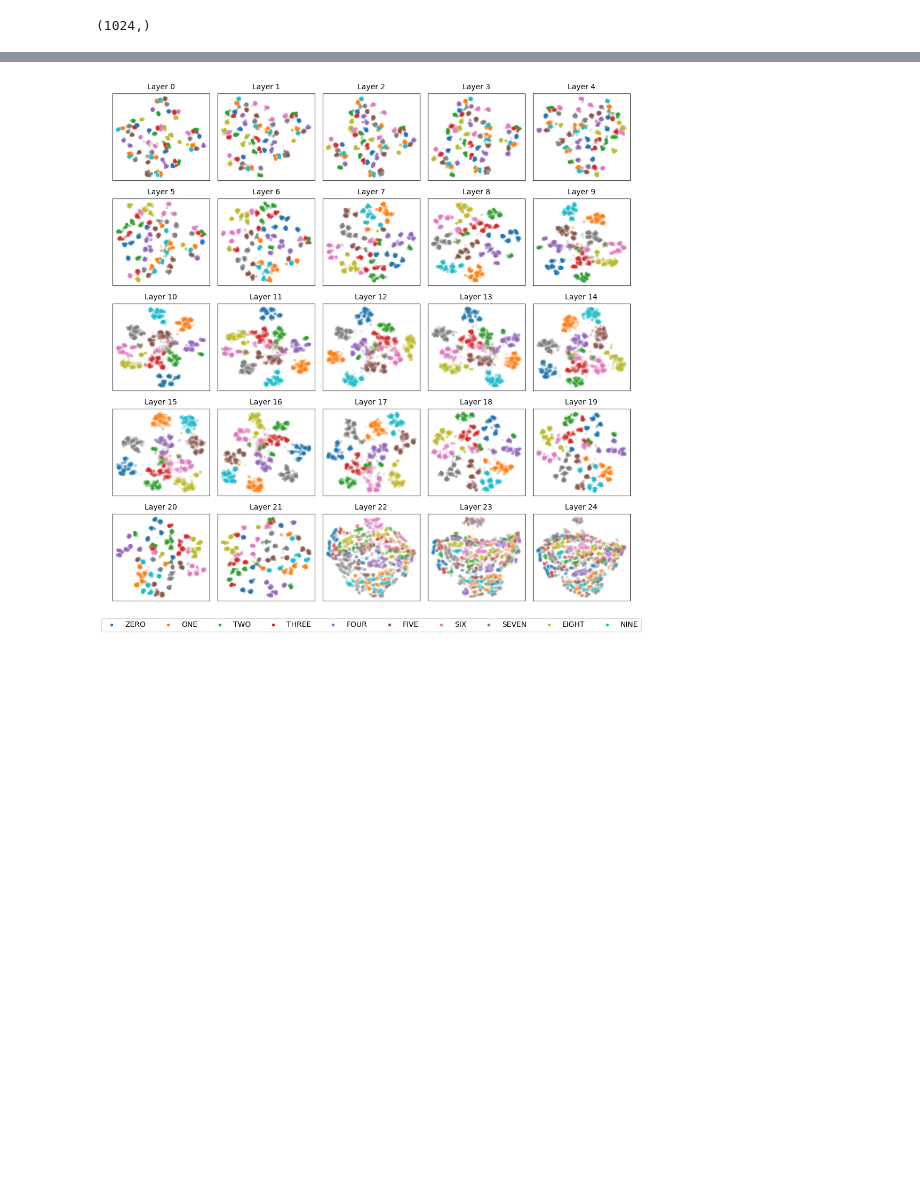
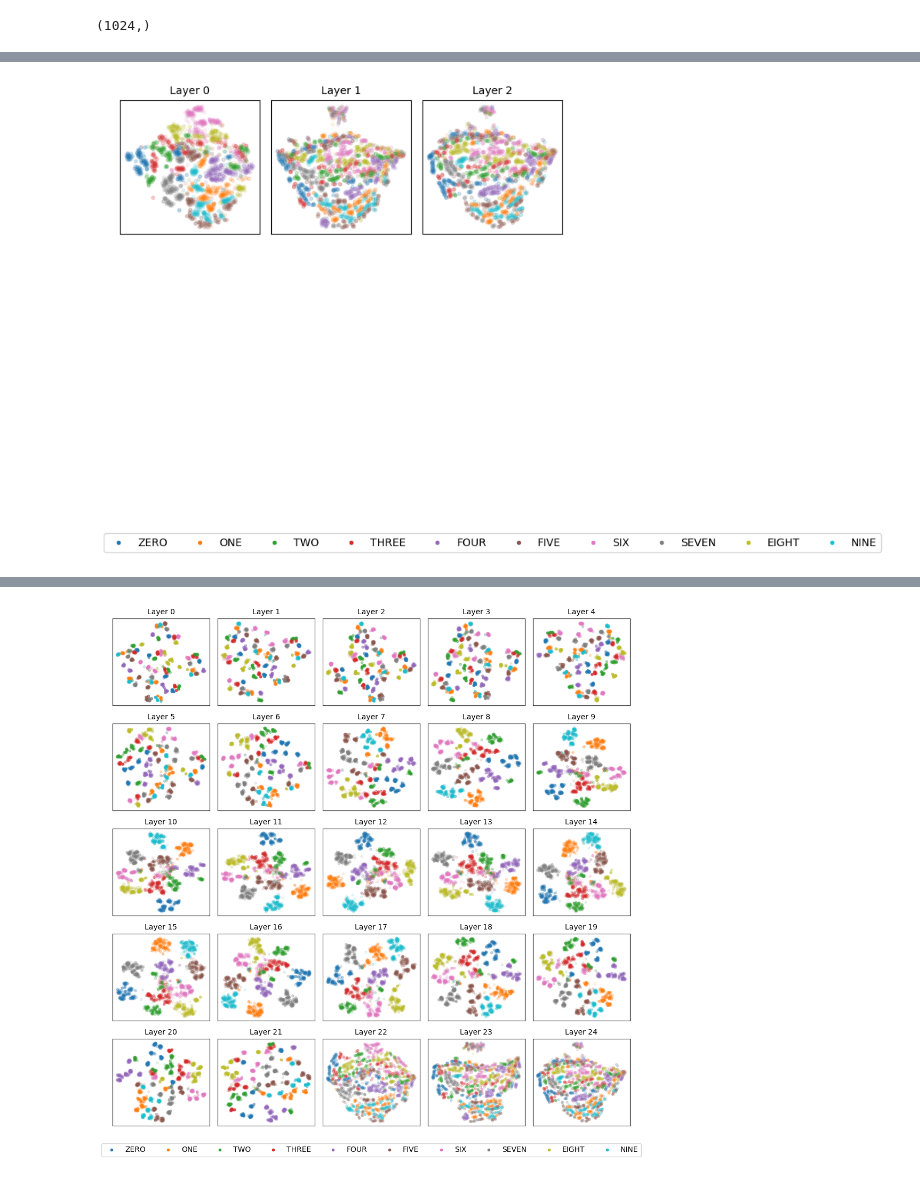
Before and after one commit to badrex/explore.speech.wav2vec2, a Jupyter notebook: visuallize_and_analyze_representations.ipynb, the cells around one changed output, grey strips where cells are left out. Saved outputs shown, nothing was run; the diff lists cells and outputs as text; code cells hidden in the pictures; blank space fills up the shorter version.

```diff
--- a/visuallize_and_analyze_representations.ipynb
+++ b/visuallize_and_analyze_representations.ipynb
@@ -280,0 +284,4 @@ len(tsne_layer_representations_large_pt)
+# %%
+plot_tsne(tsne_layer_representations_large_pt, labels, digit2word, 'w2v2_large_pt_scaled.png')
+# %% [output]
+[figure, added]
```
Also changed, not shown: parts of 9 cells of this notebook, 1 other file.
